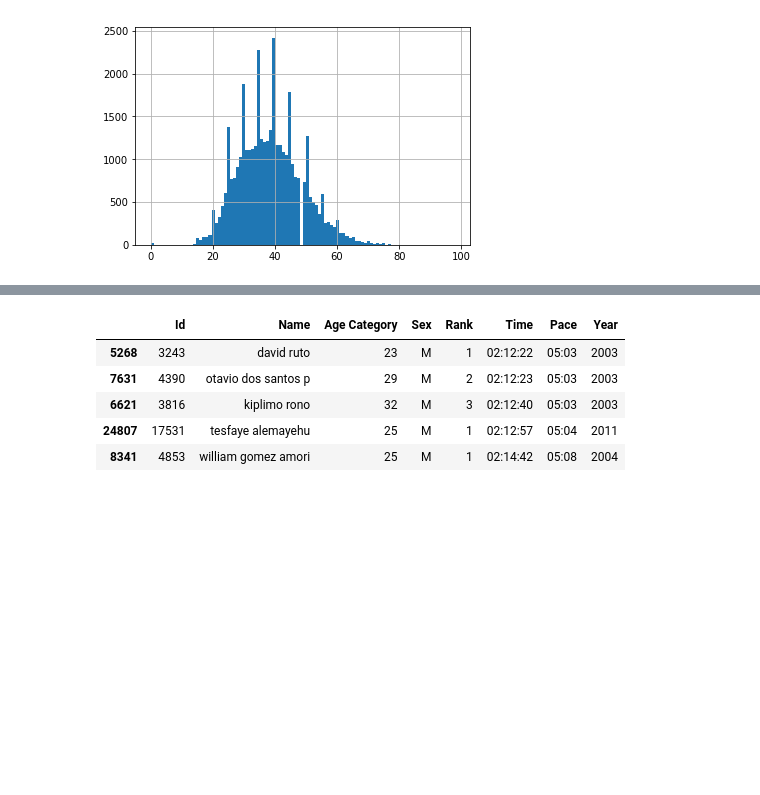
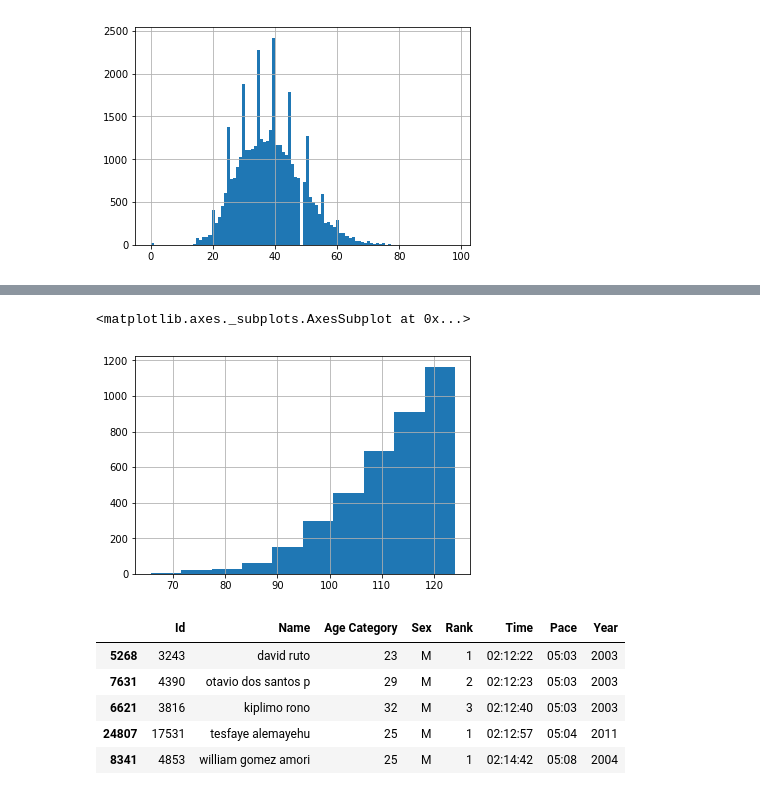
Before and after one commit to stawaway/Mini-project-1, a Jupyter notebook: Cleaning, Transformation, and Logistic Regression.ipynb, the cells around one changed output, grey strips where cells are left out. Cells and saved outputs as stored; diff of their text form; code cells hidden in the pictures; blank space fills up the shorter version.

```diff
--- a/Cleaning, Transformation, and Logistic Regression.ipynb
+++ b/Cleaning, Transformation, and Logistic Regression.ipynb
@@ -63,3 +93,9 @@ marathon_data = marathon_data[marathon_data.Year != 2013]
+# %%
+(marathon_data.groupby("Year").get_group(2013)["Time"] / pd.Timedelta(minutes = 1)).hist()
+#Histogram of the finishing times for 2013, in minutes
+# %% [output]
+<matplotlib.axes._subplots.AxesSubplot at 0x...>
+[figure, added]
 # %%
 ##Do we want to remove the entries without valid name?
 
```
Also changed, not shown: parts of 35 cells of this notebook.
